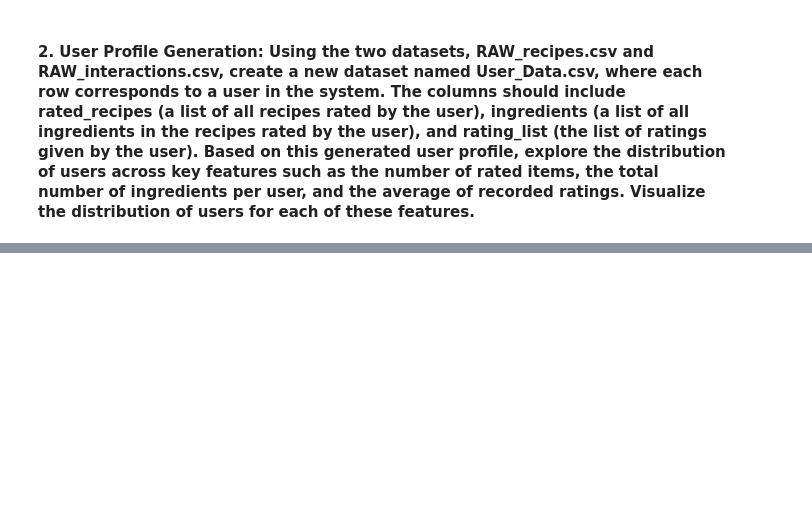
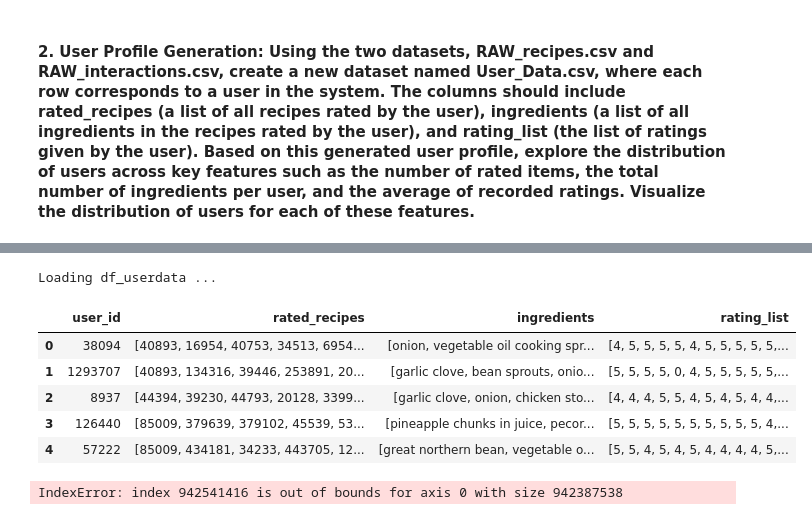
Before and after one commit to MattThePerson/NLP_Project_2024, a Jupyter notebook: matti_notebook.ipynb, the cells around one changed output, grey strips where cells are left out. Drawn from its saved outputs; the diff is of its cells as text; code cells hidden in the pictures; blank space fills up the shorter version.

Commit message:
changed data loading

```diff
--- a/matti_notebook.ipynb
+++ b/matti_notebook.ipynb
@@ -11,11 +9,0 @@ def str_to_list(s):
-# %%
-# Load ratings
-df_interact = pd.read_csv('dataset/RAW_interactions.csv')
-
-# Load recipes
-df_recipes = pd.read_csv('dataset/RAW_recipes.csv')
-df_recipes.set_index('id', inplace=True)
-for k in ['tags', 'ingredients', 'steps', 'nutrition']:
-    df_recipes[k] = df_recipes[k].apply(str_to_list) # convert str to list
-df_recipes['nutrition'] = df_recipes['nutrition'].apply( lambda array: [ float(y) for y in array ] )
-df_recipes['n_tags'] = df_recipes['tags'].apply( lambda tags: len(tags) ) # add n_tags column
@@ -46,0 +10,7 @@ print(df_recipes.loc[112140]['tags'])
+# %%
+# Load recipes into dataframe
+converters = { k: literal_eval for k in ['tags', 'ingredients', 'steps', 'nutrition'] } # for evaluating strings as arrays (eg. tags)
+df_recipes = pd.read_csv('dataset/RAW_recipes.csv', converters=converters)
+df_recipes.set_index('id', inplace=True)
+df_recipes['n_tags'] = df_recipes['tags'].apply( lambda tags: len(tags) ) # add n_tags column
+df_recipes.head()
@@ -118,0 +79,20 @@ df_userdata
+# %%
+# Create OR load userdata dataframe
+userdata_fn = 'dataset/User_Data.csv'
+if os.path.exists(userdata_fn):
+    print('Loading df_userdata ...')
+    converters = { k: literal_eval for k in ['rated_recipes', 'ingredients', 'rating_list'] }
+    df_userdata = pd.read_csv(userdata_fn, converters=converters)
+else:
+    print('Creating df_userdata ...')
+    df_userdata = create_userdata_dataframe(df_interact)
+    df_userdata.to_csv(userdata_fn)
+df_userdata.head()
+# %% [output]
+Loading df_userdata ...
+|  | user_id | rated_recipes | ingredients | rating_list |
+| 0 | 38094 | [40893, 16954, 40753, 34513, 6954... | [onion, vegetable oil cooking spr... | [4, 5, 5, 5, 5, 4, 5, 5, 5, 5, 5,... |
+| 1 | 1293707 | [40893, 134316, 39446, 253891, 20... | [garlic clove, bean sprouts, onio... | [5, 5, 5, 5, 0, 4, 5, 5, 5, 5, 5,... |
+| 2 | 8937 | [44394, 39230, 44793, 20128, 3399... | [garlic clove, onion, chicken sto... | [4, 4, 4, 5, 5, 4, 5, 4, 5, 4, 4,... |
+| 3 | 126440 | [85009, 379639, 379102, 45539, 53... | [pineapple chunks in juice, pecor... | [5, 5, 5, 5, 5, 5, 5, 5, 5, 5, 4,... |
+| 4 | 57222 | [85009, 434181, 34233, 443705, 12... | [great northern bean, vegetable o... | [5, 5, 4, 5, 4, 5, 4, 4, 4, 4, 5,... |
@@ -118,0 +101,5 @@ df_userdata
+# %%
+ratings_matrix = df_interact.pivot_table(index='user_id', columns='recipe_id', values='rating', fill_value=0)
+ratings_matrix.head()
+# %% [output]
+IndexError: index 942541416 is out of bounds for axis 0 with size 942387538
```
Also changed, not shown: parts of 13 cells of this notebook, 1 other file.
